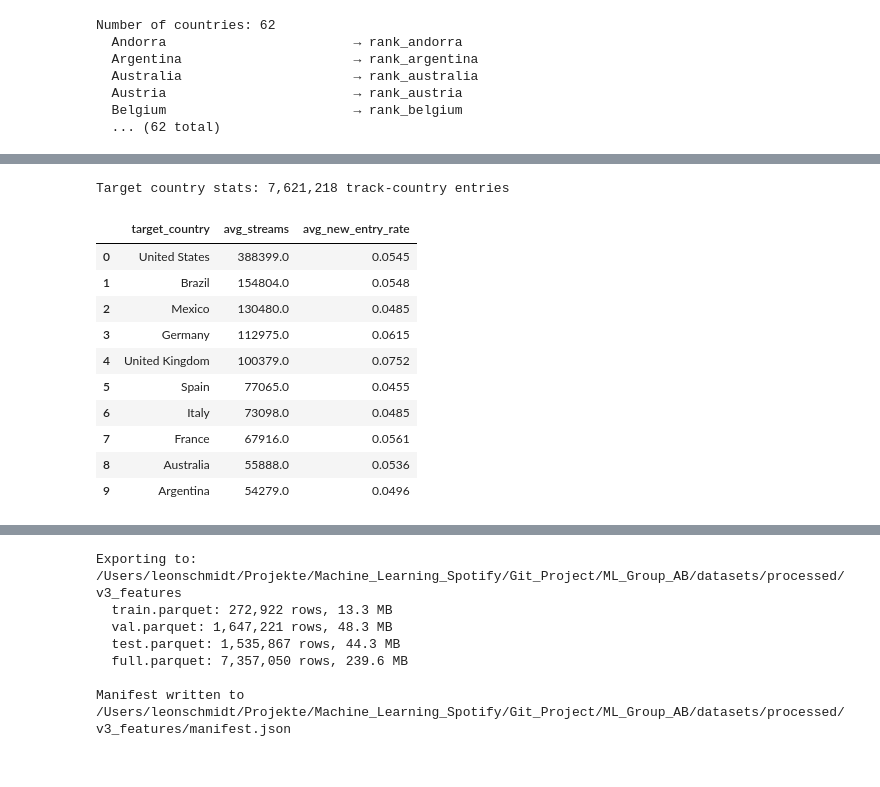
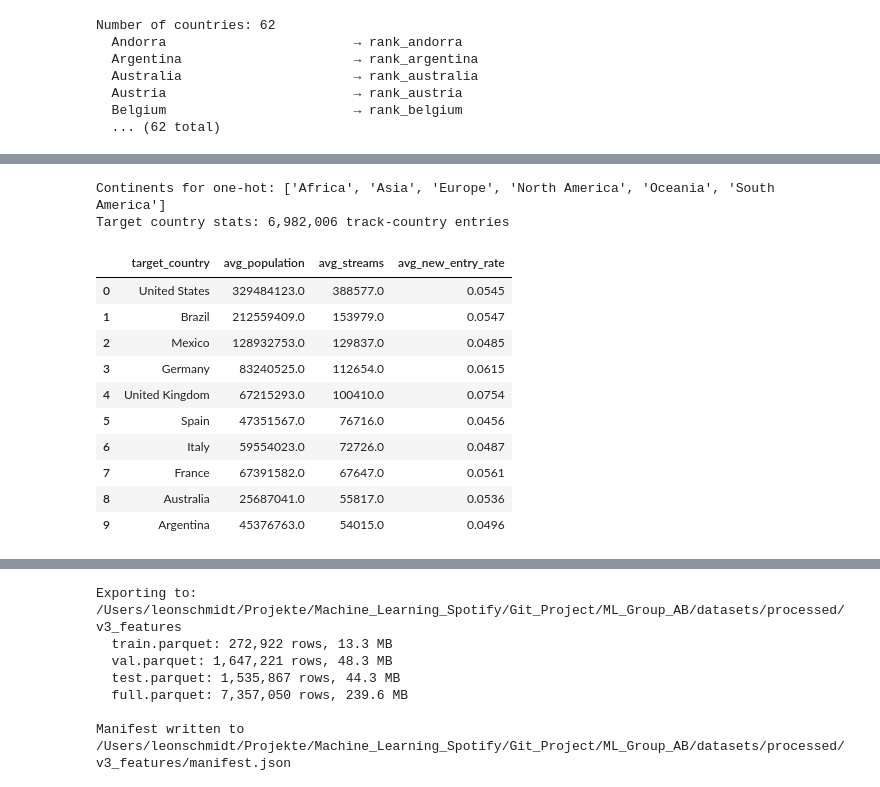
Before and after one commit to mchlkan/ML_Group_AB, a Jupyter notebook: notebooks/05_feature_engineering_v2.ipynb, the cells around one changed output, grey strips where cells are left out. Drawn from its saved outputs; the diff is of its cells as text; code cells hidden in the pictures.

Commit message:
Fix: updated feature engineering with structure & logic from EDA and cleaning

```diff
--- a/notebooks/05_feature_engineering_v2.ipynb
+++ b/notebooks/05_feature_engineering_v2.ipynb
@@ -549,12 +601,27 @@ Artist-target success entries: 593,066
 # %%
-## ── Cell 8: Target Country Features ──────────────────────────────────────────
-# Join country metadata (population, continent) from countries_reference_clean.
-# Compute target_avg_daily_streams and target_new_entry_rate_30d from trailing 30-day windows.
+## Target Country Features
+# Compute target-country rolling statistics and attach static country metadata.
+# This block creates the full target-country feature set used later in final assembly.
 # Uses top200 data only (streams are NULL for viral50 anyway).
+
+# Build the continent one-hot columns dynamically from the modeled country set
+continents = con.execute("""
+    SELECT DISTINCT cr.continent
+    FROM country_list cl
+    JOIN countries_ref cr ON cr.country = cl.country
+    WHERE cr.continent IS NOT NULL
+    ORDER BY cr.continent
+""").fetchdf()['continent'].tolist()
+print(f"Continents for one-hot: {continents}")
+
+continent_cases = ",\n        ".join([
+    f"CASE WHEN cr.continent = '{cont}' THEN 1 ELSE 0 END AS target_continent_{to_snake(cont)}"
+    for cont in continents
+])
 
 # Optimize for laptop runs: compute reusable (date, country) rolling stats once,
 # then expand back to the required (track, observation_time, target_country) grain.
-con.execute("""
+con.execute(f"""
     CREATE OR REPLACE TABLE target_country_stats AS
     WITH observation_calendar AS (
         SELECT observation_time
@@ -594,47 +661,53 @@ con.execute("""
             target_country,
             SUM(total_streams) OVER w * 1.0 / NULLIF(SUM(chart_entries) OVER w, 0) AS target_avg_daily_streams,
             SUM(new_entries) OVER w * 1.0 / NULLIF(SUM(chart_entries) OVER w, 0) AS target_new_entry_rate_30d
         FROM calendar_country_stats
         WINDOW w AS (
             PARTITION BY target_country
             ORDER BY observation_time
             ROWS BETWEEN 30 PRECEDING AND 1 PRECEDING
         )
     )
     SELECT
         op.track_id,
         op.observation_time,
         cws.target_country,
+        COALESCE(cr.population, 0) AS target_population,
         cws.target_avg_daily_streams,
-        cws.target_new_entry_rate_30d
+        cws.target_new_entry_rate_30d,
+        {continent_cases}
     FROM observation_points op
     JOIN country_window_stats cws
       ON cws.observation_time = op.observation_time
+    LEFT JOIN countries_ref cr
+      ON cr.country = cws.target_country
 """)
 
 cnt = con.execute("SELECT COUNT(*) FROM target_country_stats").fetchone()[0]
 print(f"Target country stats: {cnt:,} track-country entries")
 
-# Show sample
 con.execute("""
-    SELECT target_country,
-           ROUND(AVG(target_avg_daily_streams), 0) AS avg_streams,
-           ROUND(AVG(target_new_entry_rate_30d), 4) AS avg_new_entry_rate
+    SELECT
+        target_country,
+        ROUND(AVG(target_population), 0) AS avg_population,
+        ROUND(AVG(target_avg_daily_streams), 0) AS avg_streams,
+        ROUND(AVG(target_new_entry_rate_30d), 4) AS avg_new_entry_rate
     FROM target_country_stats
     GROUP BY target_country
     ORDER BY avg_streams DESC
     LIMIT 10
 """).fetchdf()
 # %% [output]
-Target country stats: 7,621,218 track-country entries
+Continents for one-hot: ['Africa', 'Asia', 'Europe', 'North America', 'Oceania', 'South America']
+Target country stats: 6,982,006 track-country entries
-|  | target_country | avg_streams | avg_new_entry_rate |
-| 0 | United States | 388399.0 | 0.0545 |
-| 1 | Brazil | 154804.0 | 0.0548 |
-| 2 | Mexico | 130480.0 | 0.0485 |
-| 3 | Germany | 112975.0 | 0.0615 |
-| 4 | United Kingdom | 100379.0 | 0.0752 |
-| 5 | Spain | 77065.0 | 0.0455 |
-| 6 | Italy | 73098.0 | 0.0485 |
-| 7 | France | 67916.0 | 0.0561 |
-| 8 | Australia | 55888.0 | 0.0536 |
-| 9 | Argentina | 54279.0 | 0.0496 |
+|  | target_country | avg_population | avg_streams | avg_new_entry_rate |
+| 0 | United States | 329484123.0 | 388577.0 | 0.0545 |
+| 1 | Brazil | 212559409.0 | 153979.0 | 0.0547 |
+| 2 | Mexico | 128932753.0 | 129837.0 | 0.0485 |
+| 3 | Germany | 83240525.0 | 112654.0 | 0.0615 |
+| 4 | United Kingdom | 67215293.0 | 100410.0 | 0.0754 |
+| 5 | Spain | 47351567.0 | 76716.0 | 0.0456 |
+| 6 | Italy | 59554023.0 | 72726.0 | 0.0487 |
+| 7 | France | 67391582.0 | 67647.0 | 0.0561 |
+| 8 | Australia | 25687041.0 | 55817.0 | 0.0536 |
+| 9 | Argentina | 45376763.0 | 54015.0 | 0.0496 |
```
Also changed, not shown: parts of 42 cells of this notebook.
